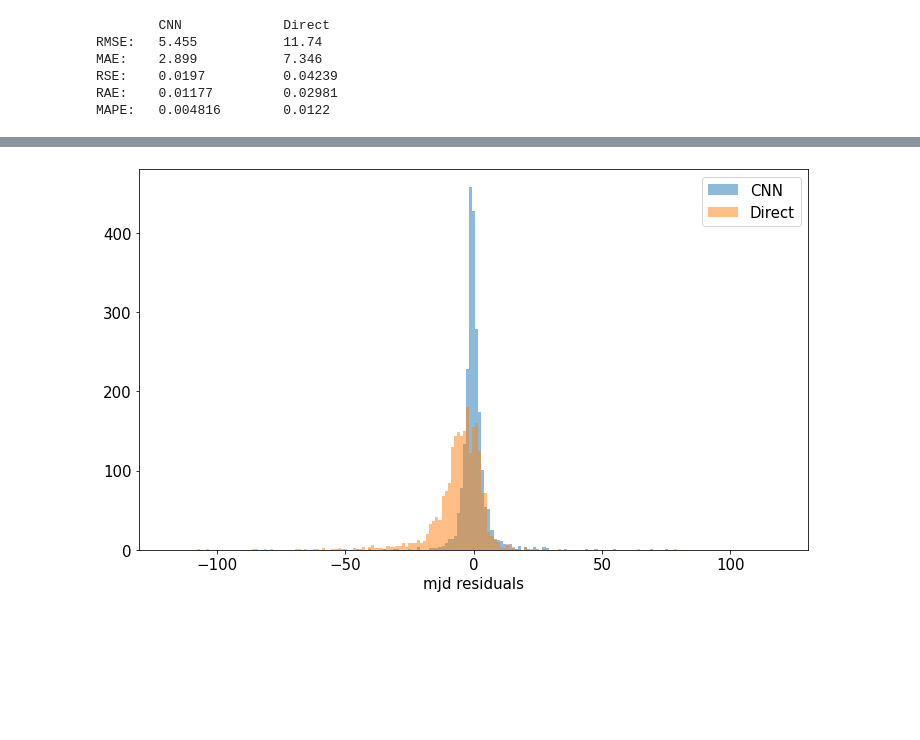
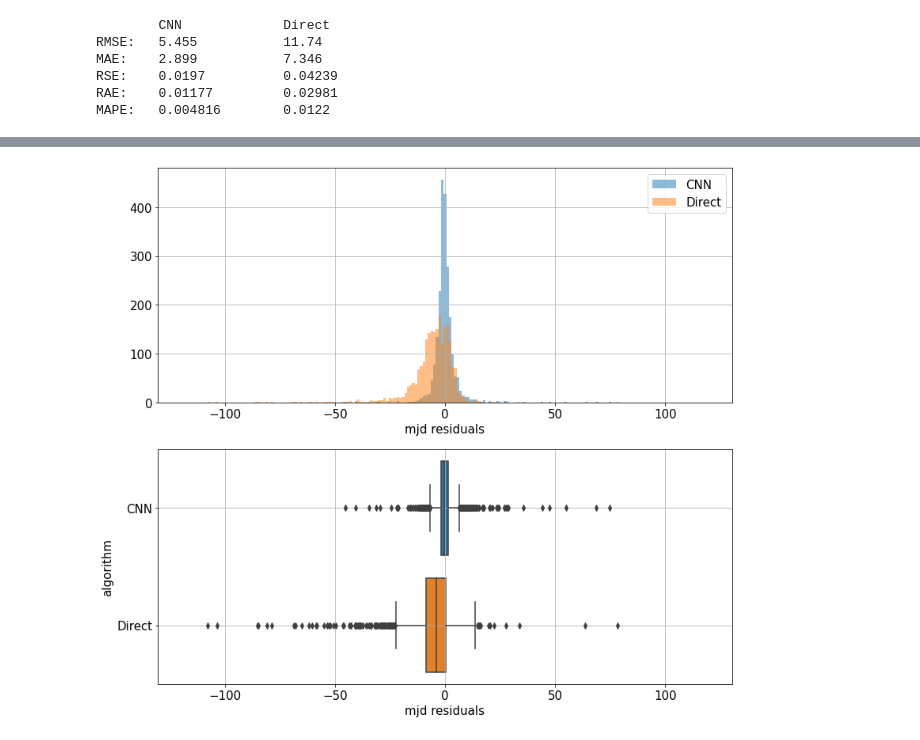
Before and after one commit to HSE-LAMBDA/light_curve_approx, a Jupyter notebook: notebooks/PeakCNN.ipynb, the cells around one changed output, grey strips where cells are left out. Cells and saved outputs as stored; diff of their text form; code cells hidden in the pictures; blank space fills up the shorter version.

Commit message:
Add boxplots to PeakCNN

```diff
--- a/notebooks/PeakCNN.ipynb
+++ b/notebooks/PeakCNN.ipynb
@@ -327,6 +343,9 @@ MAPE:   0.004816        0.0122
 # %%
-def several_residuals_histogram(dfs, names, bins=100):
-    plt.figure(figsize=(12, 7))
+import seaborn as sns
+
+def several_residuals_hist_boxplot(dfs, names, bins=100):
+    plt.figure(figsize=(13, 12))
+    plt.subplot(2, 1, 1)
     metrics = np.array([
         df['true_peakmjd'].values - df['pred_peakmjd'].values for df in dfs
     ])
@@ -337,9 +356,23 @@ def several_residuals_histogram(dfs, names, bins=100):
                  alpha=1/len(dfs), label=name)
     plt.xlabel('mjd residuals', fontsize=15)
     plt.legend()
+    plt.grid()
+
+    left, right = plt.xlim()
+
+    new_df = pd.DataFrame({
+        name: df['true_peakmjd'].values - df['pred_peakmjd'].values for name, df in zip(names, dfs)
+    })
+    new_df = pd.melt(new_df).rename({'variable': 'algorithm', 'value': 'mjd residuals'}, axis=1)
+
+    plt.subplot(2, 1, 2)
+    sns.boxplot(data=new_df, x='mjd residuals', y='algorithm')
+    plt.xlim(left, right)
+    plt.grid()
+
     plt.show()
 # %%
-several_residuals_histogram([result_df, direct_result_df], ['CNN', 'Direct'], 200)
+several_residuals_hist_boxplot([result_df, direct_result_df], ['CNN', 'Direct'], 200)
 # %% [output]
-[figure, old version]
+[figure, new version]
 # %%
```
Also changed, not shown: parts of 4 cells of this notebook.
